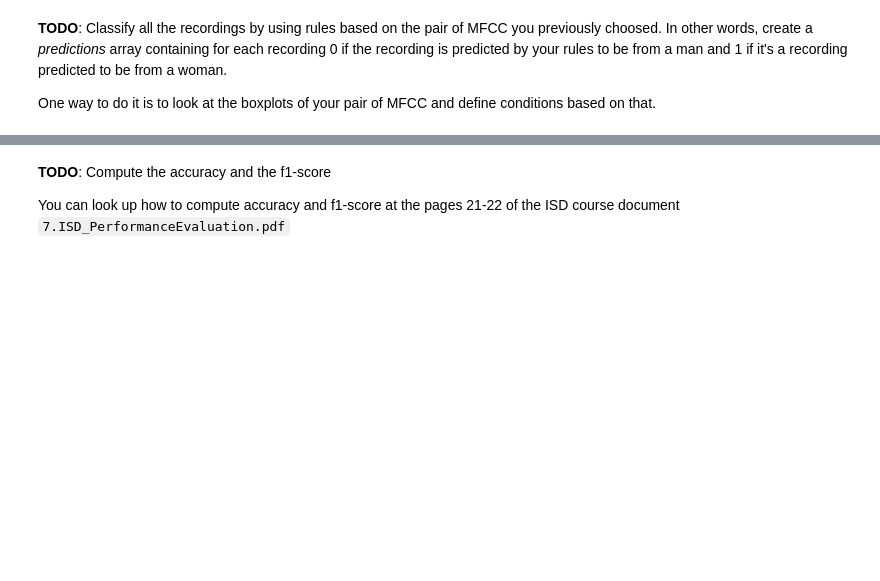
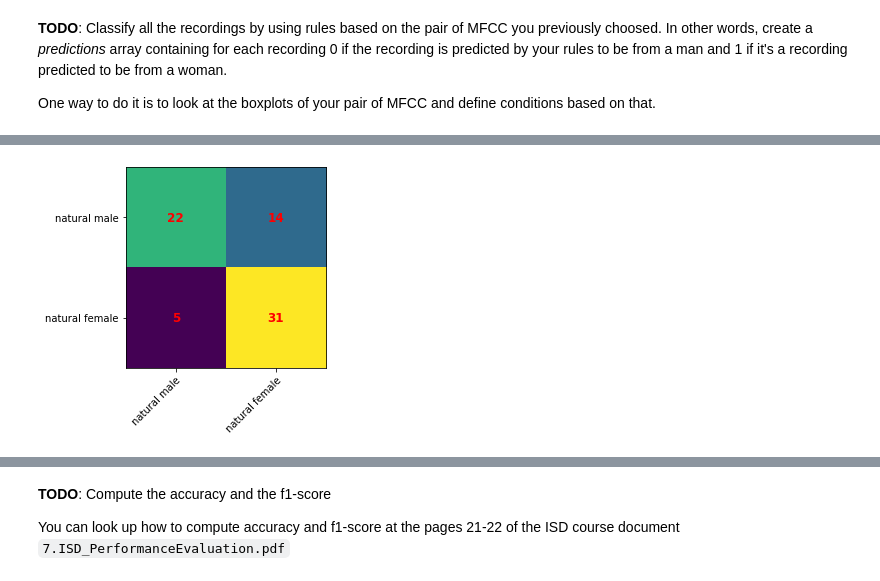
Before and after one commit to Nelson-Jnrnd/ARN_L1, a Jupyter notebook: PW1_notebook_and_data/ARN_PW1.ipynb, the cells around one changed output, grey strips where cells are left out. Cells and saved outputs as stored; diff of their text form; code cells hidden in the pictures; blank space fills up the shorter version.

```diff
--- a/PW1_notebook_and_data/ARN_PW1.ipynb
+++ b/PW1_notebook_and_data/ARN_PW1.ipynb
@@ -179,0 +203,4 @@ plot_confusion_matrix(conf_matrix, classes_names)
+# %%
+plot_confusion_matrix(conf_matrix_2)
+# %% [output]
+[figure, added]
```
Also changed, not shown: parts of 11 cells of this notebook.
